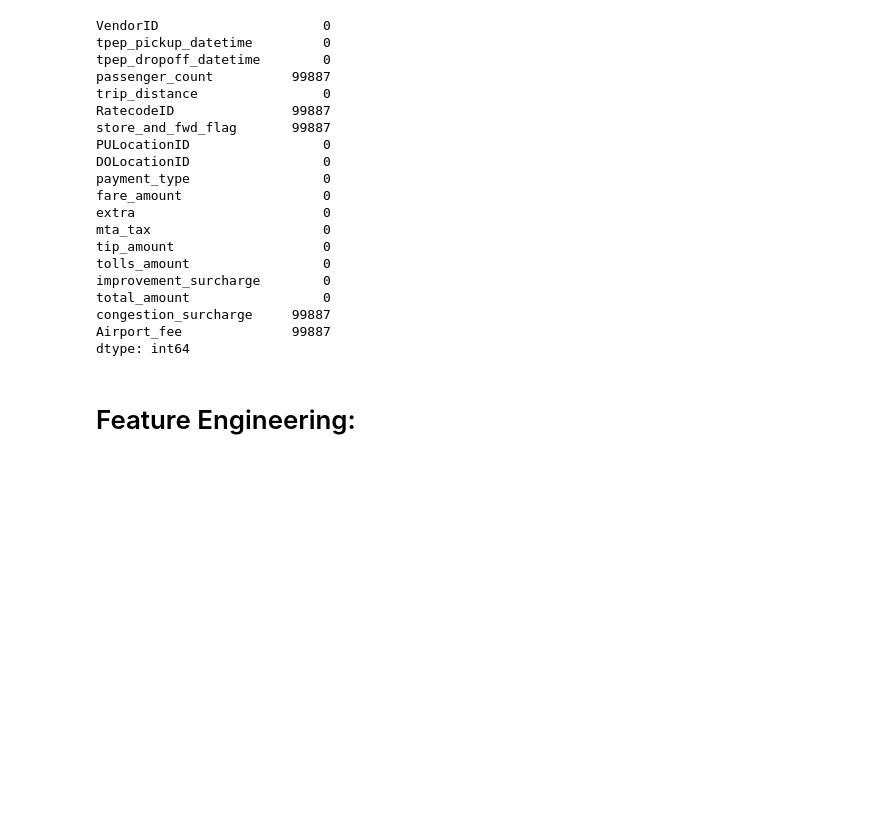
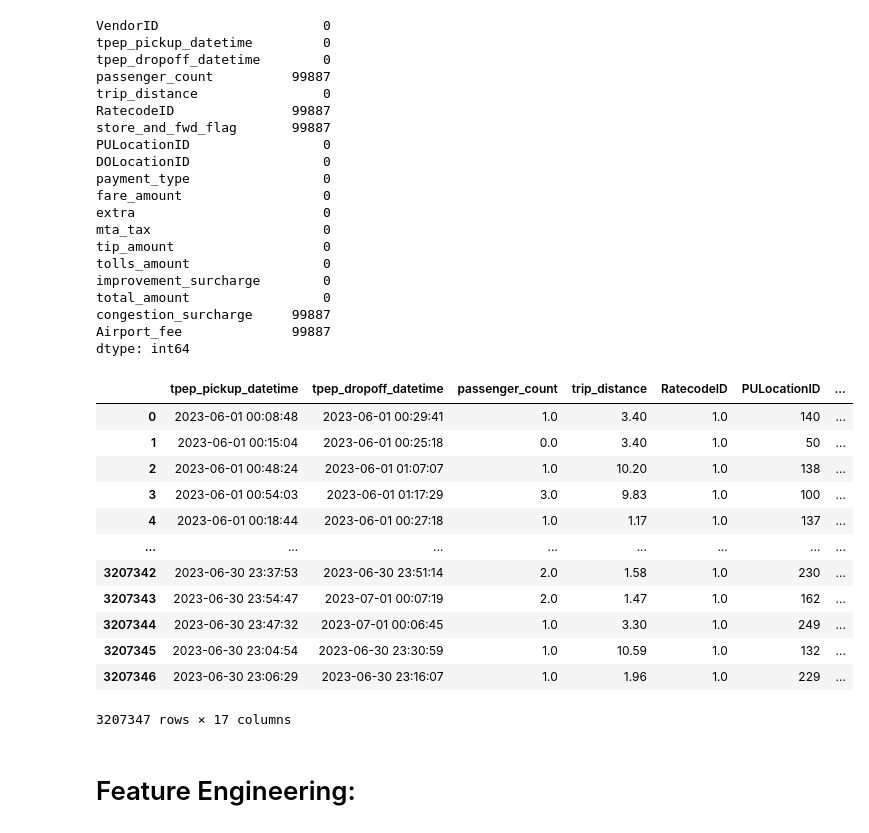
Before and after one commit to Rider-04/daily-python-data-lab, a Jupyter notebook: 04_machine_learning/nyc_taxi_fare_prediction.ipynb, the cells around one changed output. Cells and saved outputs as stored; diff of their text form; code cells hidden in the pictures; blank space fills up the shorter version.

```diff
--- a/04_machine_learning/nyc_taxi_fare_prediction.ipynb
+++ b/04_machine_learning/nyc_taxi_fare_prediction.ipynb
@@ -127,6 +127,21 @@ df = df.dropna()
 # %%
 #removing irrelevant columns
 df = df.drop(['VendorID', 'store_and_fwd_flag'], axis=1)
+df
+# %% [output]
+|  | tpep_pickup_datetime | tpep_dropoff_datetime | passenger_count | trip_distance | RatecodeID | PULocationID | ... |
+| 0 | 2023-06-01 00:08:48 | 2023-06-01 00:29:41 | 1.0 | 3.40 | 1.0 | 140 | ... |
+| 1 | 2023-06-01 00:15:04 | 2023-06-01 00:25:18 | 0.0 | 3.40 | 1.0 | 50 | ... |
+| 2 | 2023-06-01 00:48:24 | 2023-06-01 01:07:07 | 1.0 | 10.20 | 1.0 | 138 | ... |
+| 3 | 2023-06-01 00:54:03 | 2023-06-01 01:17:29 | 3.0 | 9.83 | 1.0 | 100 | ... |
+| 4 | 2023-06-01 00:18:44 | 2023-06-01 00:27:18 | 1.0 | 1.17 | 1.0 | 137 | ... |
+| ... | ... | ... | ... | ... | ... | ... | ... |
+| 3207342 | 2023-06-30 23:37:53 | 2023-06-30 23:51:14 | 2.0 | 1.58 | 1.0 | 230 | ... |
+| 3207343 | 2023-06-30 23:54:47 | 2023-07-01 00:07:19 | 2.0 | 1.47 | 1.0 | 162 | ... |
+| 3207344 | 2023-06-30 23:47:32 | 2023-07-01 00:06:45 | 1.0 | 3.30 | 1.0 | 249 | ... |
+| 3207345 | 2023-06-30 23:04:54 | 2023-06-30 23:30:59 | 1.0 | 10.59 | 1.0 | 132 | ... |
+| 3207346 | 2023-06-30 23:06:29 | 2023-06-30 23:16:07 | 1.0 | 1.96 | 1.0 | 229 | ... |
+3207347 rows × 17 columns
 # %% [markdown]
 <h1>Feature Engineering: </h1>
 # %% [markdown]
```
Also changed, not shown: parts of 10 cells of this notebook.
